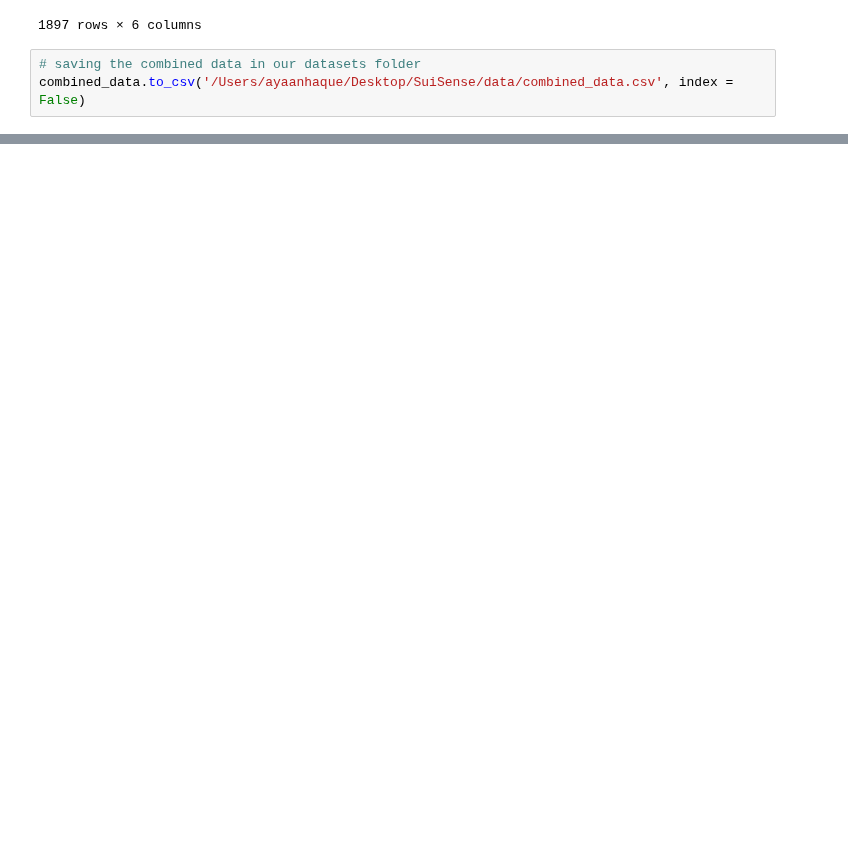
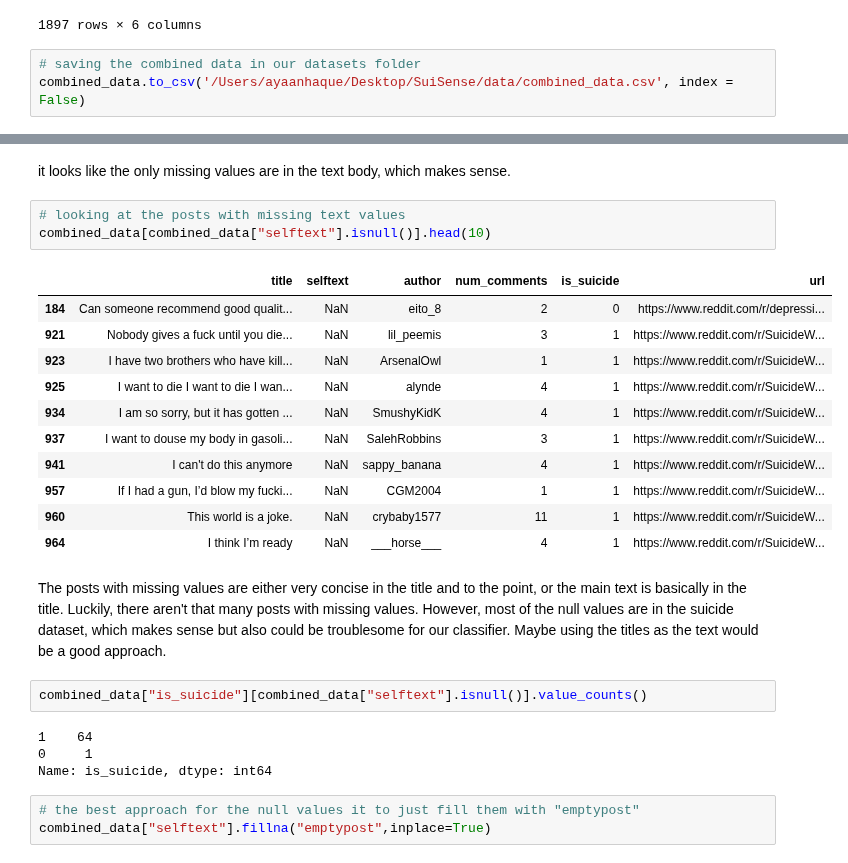
Before and after one commit to ayaanzhaque/SuiSense, a Jupyter notebook: notebooks/data_processing.ipynb, the cells around one changed output, grey strips where cells are left out. Cells and saved outputs as stored; diff of their text form; blank space fills up the shorter version.

Commit message:
data cleaning finished

```diff
--- a/notebooks/data_processing.ipynb
+++ b/notebooks/data_processing.ipynb
@@ -144,0 +162,28 @@ combined_data.to_csv('/Users/ayaanhaque/Desktop/SuiSense/data/combined_data.csv'
+# %% [markdown]
+it looks like the only missing values are in the text body, which makes sense.
+# %%
+# looking at the posts with missing text values
+combined_data[combined_data["selftext"].isnull()].head(10)
+# %% [output]
+|  | title | selftext | author | num_comments | is_suicide | url |
+| 184 | Can someone recommend good qualit... | NaN | eito_8 | 2 | 0 | https://www.reddit.com/r/depressi... |
+| 921 | Nobody gives a fuck until you die... | NaN | lil_peemis | 3 | 1 | https://www.reddit.com/r/SuicideW... |
+| 923 | I have two brothers who have kill... | NaN | ArsenalOwl | 1 | 1 | https://www.reddit.com/r/SuicideW... |
+| 925 | I want to die I want to die I wan... | NaN | alynde | 4 | 1 | https://www.reddit.com/r/SuicideW... |
+| 934 | I am so sorry, but it has gotten ... | NaN | SmushyKidK | 4 | 1 | https://www.reddit.com/r/SuicideW... |
+| 937 | I want to douse my body in gasoli... | NaN | SalehRobbins | 3 | 1 | https://www.reddit.com/r/SuicideW... |
+| 941 | I can't do this anymore | NaN | sappy_banana | 4 | 1 | https://www.reddit.com/r/SuicideW... |
+| 957 | If I had a gun, I’d blow my fucki... | NaN | CGM2004 | 1 | 1 | https://www.reddit.com/r/SuicideW... |
+| 960 | This world is a joke. | NaN | crybaby1577 | 11 | 1 | https://www.reddit.com/r/SuicideW... |
+| 964 | I think I’m ready | NaN | ___horse___ | 4 | 1 | https://www.reddit.com/r/SuicideW... |
+# %% [markdown]
+The posts with missing values are either very concise in the title and to the point, or the main text is basically in the title. Luckily, there aren't that many posts with missing values. However, most of the null values are in the suicide dataset, which makes sense but also could be troublesome for our classifier. Maybe using the titles as the text would be a good approach.
+# %%
+combined_data["is_suicide"][combined_data["selftext"].isnull()].value_counts()
+# %% [output]
+1    64
+0     1
+Name: is_suicide, dtype: int64
+# %%
+# the best approach for the null values it to just fill them with "emptypost"
+combined_data["selftext"].fillna("emptypost",inplace=True)
```
Also changed, not shown: parts of 3 cells of this notebook.
